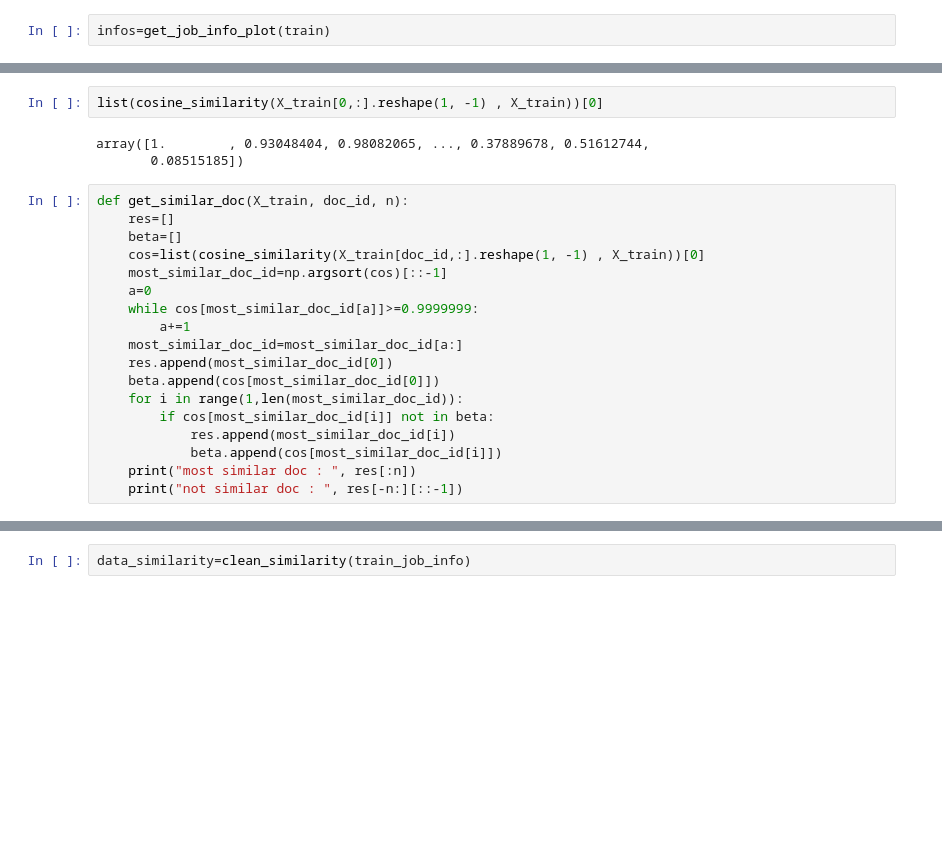
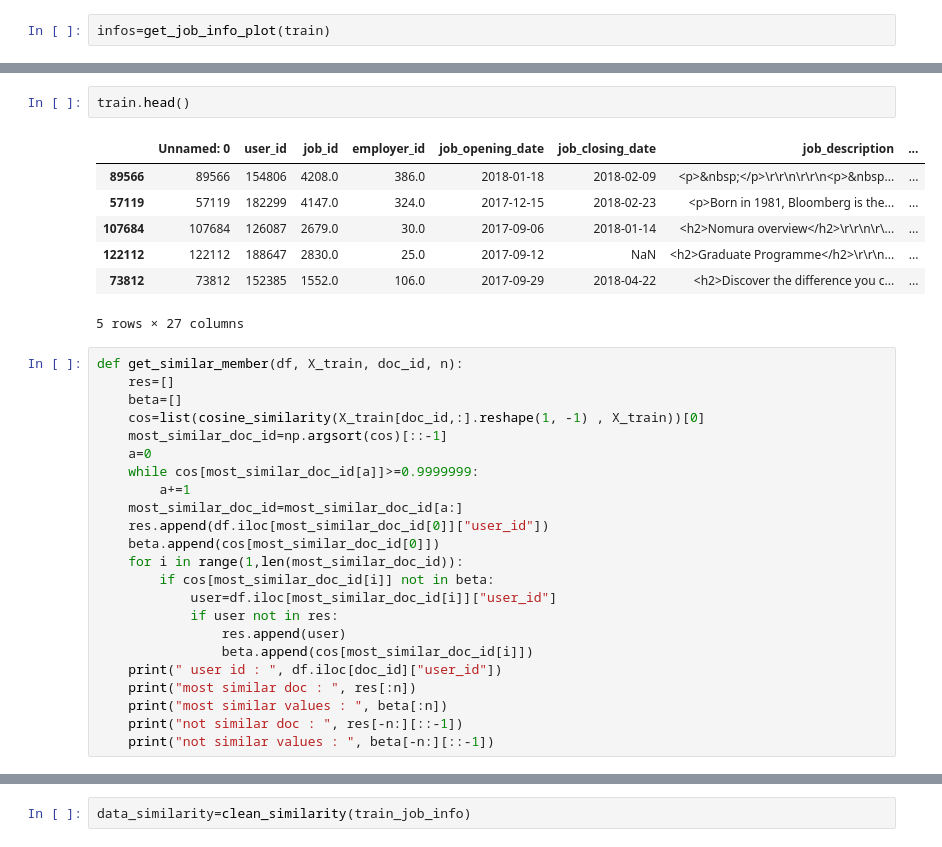
Before and after one commit to Lassanabright/Bright_Network-Data_Science, a Jupyter notebook: Word_Embedding.ipynb, the cells around one changed output, grey strips where cells are left out. Saved outputs shown, nothing was run; the diff lists cells and outputs as text; blank space fills up the shorter version.

```diff
--- a/Word_Embedding.ipynb
+++ b/Word_Embedding.ipynb
@@ -859,23 +565,33 @@ plt.show()
-# %%
-list(cosine_similarity(X_train[0,:].reshape(1, -1) , X_train))[0]
-# %% [output]
-array([1.        , 0.93048404, 0.98082065, ..., 0.37889678, 0.51612744,
-       0.08515185])
-# %%
-def get_similar_doc(X_train, doc_id, n):
-    res=[]
-    beta=[]
-    cos=list(cosine_similarity(X_train[doc_id,:].reshape(1, -1) , X_train))[0]
-    most_similar_doc_id=np.argsort(cos)[::-1]
-    a=0
-    while cos[most_similar_doc_id[a]]>=0.9999999:
-        a+=1
-    most_similar_doc_id=most_similar_doc_id[a:]
-    res.append(most_similar_doc_id[0])
-    beta.append(cos[most_similar_doc_id[0]])
-    for i in range(1,len(most_similar_doc_id)):
-        if cos[most_similar_doc_id[i]] not in beta:
-            res.append(most_similar_doc_id[i])
-            beta.append(cos[most_similar_doc_id[i]])
-    print("most similar doc : ", res[:n])
-    print("not similar doc : ", res[-n:][::-1])
+# %%
+train.head()
+# %% [output]
+|  | Unnamed: 0 | user_id | job_id | employer_id | job_opening_date | job_closing_date | job_description | ... |
+| 89566 | 89566 | 154806 | 4208.0 | 386.0 | 2018-01-18 | 2018-02-09 | <p>&nbsp;</p>\r\r\n\r\r\n<p>&nbsp... | ... |
+| 57119 | 57119 | 182299 | 4147.0 | 324.0 | 2017-12-15 | 2018-02-23 | <p>Born in 1981, Bloomberg is the... | ... |
+| 107684 | 107684 | 126087 | 2679.0 | 30.0 | 2017-09-06 | 2018-01-14 | <h2>Nomura overview</h2>\r\r\n\r\... | ... |
+| 122112 | 122112 | 188647 | 2830.0 | 25.0 | 2017-09-12 | NaN | <h2>Graduate Programme</h2>\r\r\n... | ... |
+| 73812 | 73812 | 152385 | 1552.0 | 106.0 | 2017-09-29 | 2018-04-22 | <h2>Discover the difference you c... | ... |
+5 rows × 27 columns
+# %%
+def get_similar_member(df, X_train, doc_id, n):
+    res=[]
+    beta=[]
+    cos=list(cosine_similarity(X_train[doc_id,:].reshape(1, -1) , X_train))[0]
+    most_similar_doc_id=np.argsort(cos)[::-1]
+    a=0
+    while cos[most_similar_doc_id[a]]>=0.9999999:
+        a+=1
+    most_similar_doc_id=most_similar_doc_id[a:]
+    res.append(df.iloc[most_similar_doc_id[0]]["user_id"])
+    beta.append(cos[most_similar_doc_id[0]])
+    for i in range(1,len(most_similar_doc_id)):
+        if cos[most_similar_doc_id[i]] not in beta:
+            user=df.iloc[most_similar_doc_id[i]]["user_id"]
+            if user not in res:
+                res.append(user)
+                beta.append(cos[most_similar_doc_id[i]])
+    print(" user id : ", df.iloc[doc_id]["user_id"])
+    print("most similar doc : ", res[:n])
+    print("most similar values : ", beta[:n])
+    print("not similar doc : ", res[-n:][::-1])
+    print("not similar values : ", beta[-n:][::-1])
```
Also changed, not shown: parts of 84 cells of this notebook.
